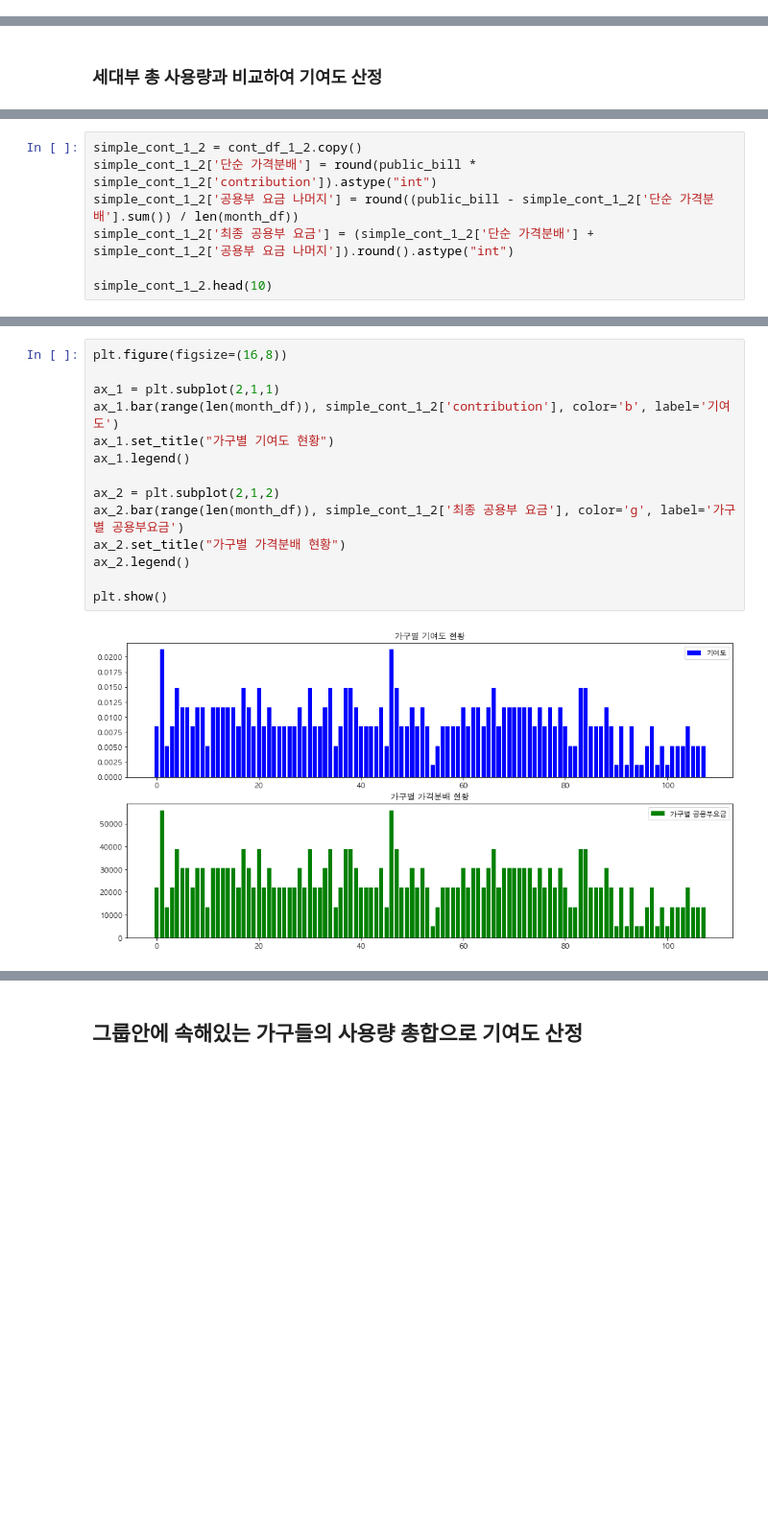
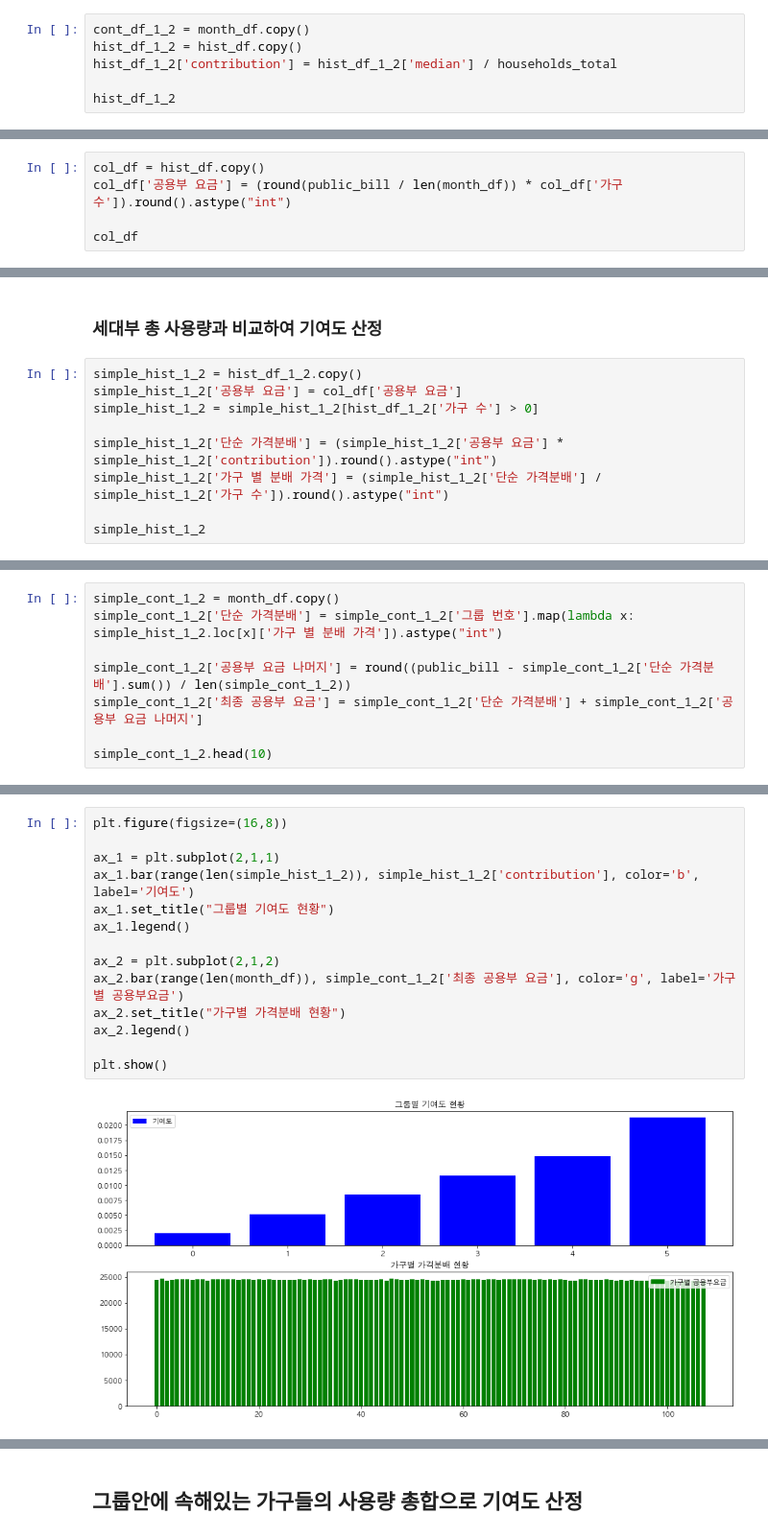
Before and after one commit to formegusto/distribution-public-fee, a Jupyter notebook: pt2.그룹별 가격분배.ipynb, the cells around one changed output, grey strips where cells are left out. Shown at 96% size. Cells and saved outputs as stored; diff of their text form; blank space fills up the shorter version.

```diff
--- a/pt2.그룹별 가격분배.ipynb
+++ b/pt2.그룹별 가격분배.ipynb
@@ -214,0 +185,6 @@ cont_df_1_2.head(10)
+# %%
+cont_df_1_2 = month_df.copy()
+hist_df_1_2 = hist_df.copy()
+hist_df_1_2['contribution'] = hist_df_1_2['median'] / households_total
+
+hist_df_1_2
@@ -273,0 +263,5 @@ plt.show()
+# %%
+col_df = hist_df.copy()
+col_df['공용부 요금'] = (round(public_bill / len(month_df)) * col_df['가구 수']).round().astype("int")
+
+col_df
@@ -346,2 +346,11 @@ problem_simple_cont
 # %% [markdown]
 ### 세대부 총 사용량과 비교하여 기여도 산정
+# %%
+simple_hist_1_2 = hist_df_1_2.copy()
+simple_hist_1_2['공용부 요금'] = col_df['공용부 요금']
+simple_hist_1_2 = simple_hist_1_2[hist_df_1_2['가구 수'] > 0]
+
+simple_hist_1_2['단순 가격분배'] = (simple_hist_1_2['공용부 요금'] * simple_hist_1_2['contribution']).round().astype("int")
+simple_hist_1_2['가구 별 분배 가격'] = (simple_hist_1_2['단순 가격분배'] / simple_hist_1_2['가구 수']).round().astype("int")
+
+simple_hist_1_2
@@ -348,8 +365,9 @@ problem_simple_cont
 # %%
-simple_cont_1_2 = cont_df_1_2.copy()
-simple_cont_1_2['단순 가격분배'] = round(public_bill * simple_cont_1_2['contribution']).astype("int")
-simple_cont_1_2['공용부 요금 나머지'] = round((public_bill - simple_cont_1_2['단순 가격분배'].sum()) / len(month_df))
-simple_cont_1_2['최종 공용부 요금'] = (simple_cont_1_2['단순 가격분배'] + simple_cont_1_2['공용부 요금 나머지']).round().astype("int")
+simple_cont_1_2 = month_df.copy()
+simple_cont_1_2['단순 가격분배'] = simple_cont_1_2['그룹 번호'].map(lambda x: simple_hist_1_2.loc[x]['가구 별 분배 가격']).astype("int")
+
+simple_cont_1_2['공용부 요금 나머지'] = round((public_bill - simple_cont_1_2['단순 가격분배'].sum()) / len(simple_cont_1_2))
+simple_cont_1_2['최종 공용부 요금'] = simple_cont_1_2['단순 가격분배'] + simple_cont_1_2['공용부 요금 나머지']
 
 simple_cont_1_2.head(10)
 # %% [output]
@@ -367,19 +385,19 @@ simple_cont_1_2.head(10)
 # %%
 plt.figure(figsize=(16,8))
 
 ax_1 = plt.subplot(2,1,1)
-ax_1.bar(range(len(month_df)), simple_cont_1_2['contribution'], color='b', label='기여도')
-ax_1.set_title("가구별 기여도 현황")
+ax_1.bar(range(len(simple_hist_1_2)), simple_hist_1_2['contribution'], color='b', label='기여도')
+ax_1.set_title("그룹별 기여도 현황")
 ax_1.legend()
 
 ax_2 = plt.subplot(2,1,2)
 ax_2.bar(range(len(month_df)), simple_cont_1_2['최종 공용부 요금'], color='g', label='가구별 공용부요금')
 ax_2.set_title("가구별 가격분배 현황")
 ax_2.legend()
 
 plt.show()
 # %% [output]
-[figure, old version]
+[figure, new version]
 # %%
 min_h = simple_cont_1_2[simple_cont_1_2['name'] == '아파트1-104-905']
 mean_h = simple_cont_1_2[simple_cont_1_2['name'] == '아파트1-102-801']
```
Also changed, not shown: parts of 24 cells of this notebook, 1 other file.
